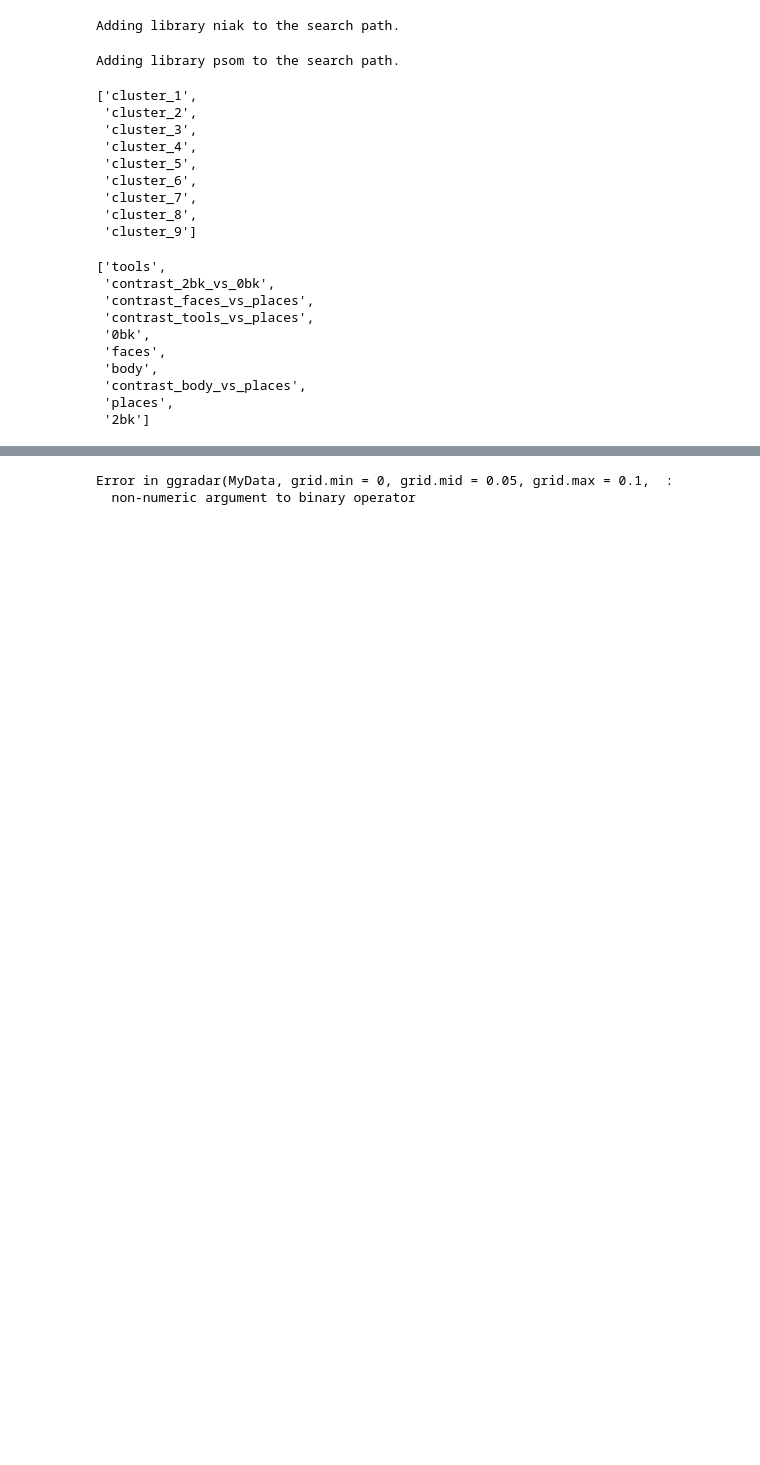
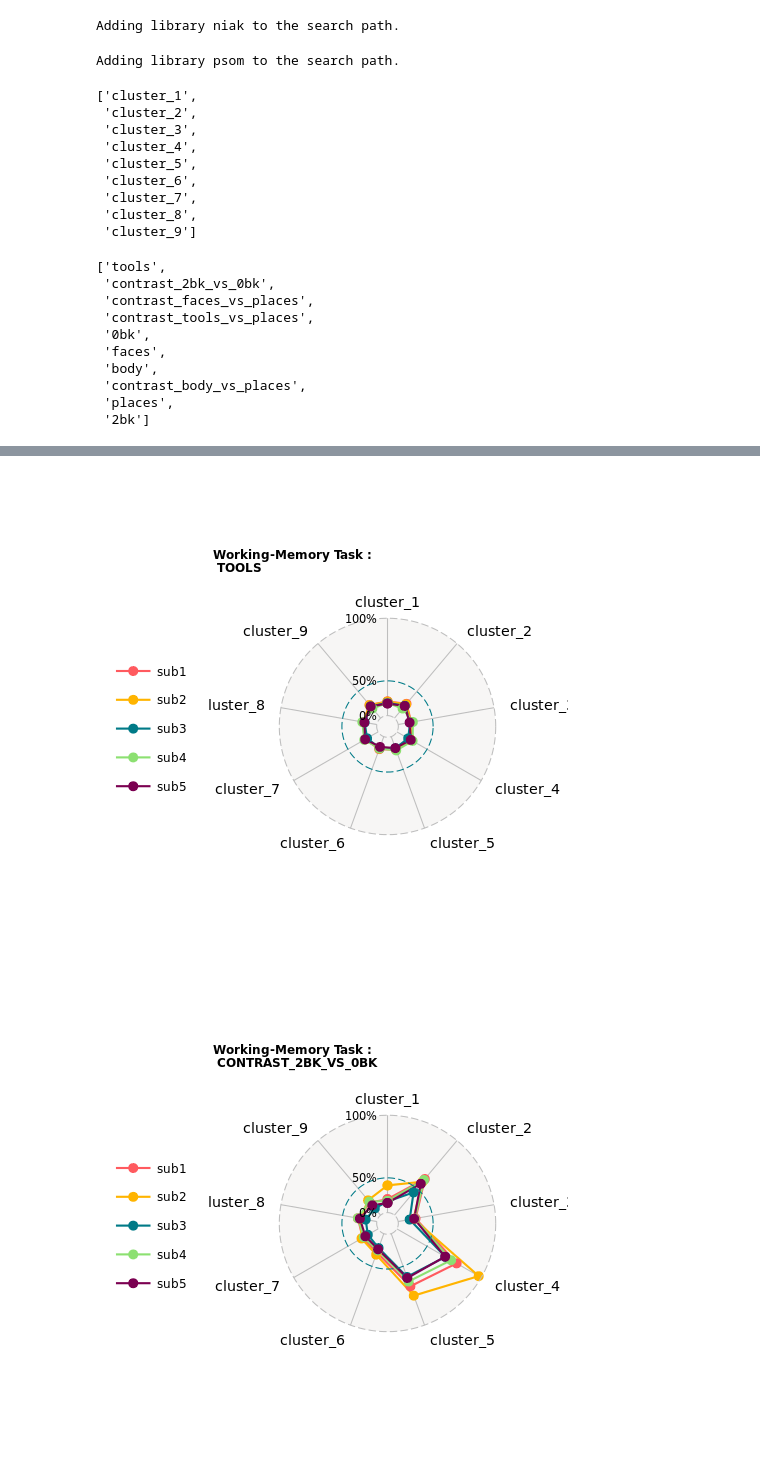
Before and after one commit to SIMEXP/hcp, a Jupyter notebook: hcp_association_subtypes_wm_20-06-2017.ipynb, the cells around one changed output, grey strips where cells are left out. Cells and saved outputs as stored; diff of their text form; code cells hidden in the pictures; blank space fills up the shorter version.

Commit message:
completed all task heritability estimate and radar plots

```diff
--- a/hcp_association_subtypes_wm_20-06-2017.ipynb
+++ b/hcp_association_subtypes_wm_20-06-2017.ipynb
@@ -110,22 +105,22 @@ require("ggplot2")
 # %%
 %%R -i path_root,list_trial
 for (ii in list_trial) {
     MyData <- read.csv(file=paste(path_root,ii,"_r2.csv",sep = ''))
     # plot R2 radar plot
     image_radar=ggradar(MyData,
                         grid.min = 0,
                         grid.mid = 0.05,
-                        grid.max = 0.1,
+                        grid.max = 0.14,
                         axis.label.size = 5,
                         grid.label.size = 5 ,
                         legend.text.size =5,
                         group.line.width = 1,
                         group.point.size = 4)  +
     theme(legend.text = element_text(size = 12),plot.title = element_text( face="bold",size = 12)) +
     ggtitle(paste(' Working-Memory Task : \n  ',toupper(ii),sep = ''))
     print(image_radar)
     ggsave(file=paste(path_root,ii,"_R-squared.svg",sep = ''), plot=image_radar, width=10, height=8)
 }
 # %% [output]
-Error in ggradar(MyData, grid.min = 0, grid.mid = 0.05, grid.max = 0.1,  :
-  non-numeric argument to binary operator
+[figure, added]
+[figure, added]
```
Also changed, not shown: parts of 3 cells of this notebook, 23 other files.
